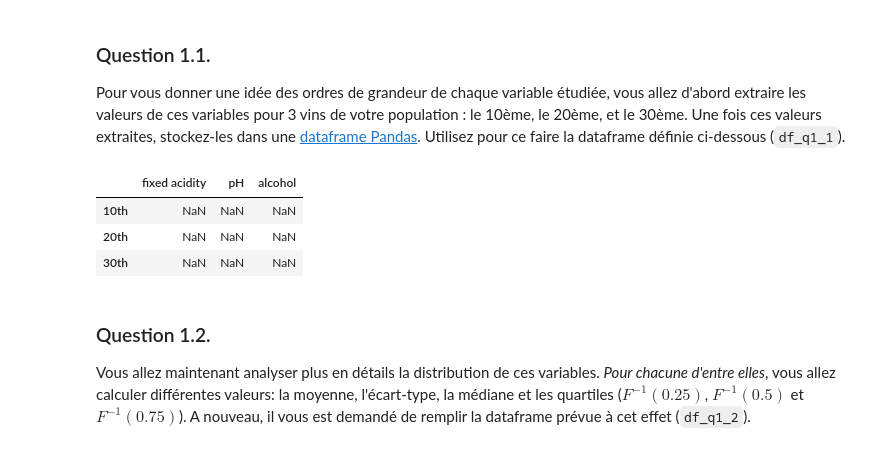
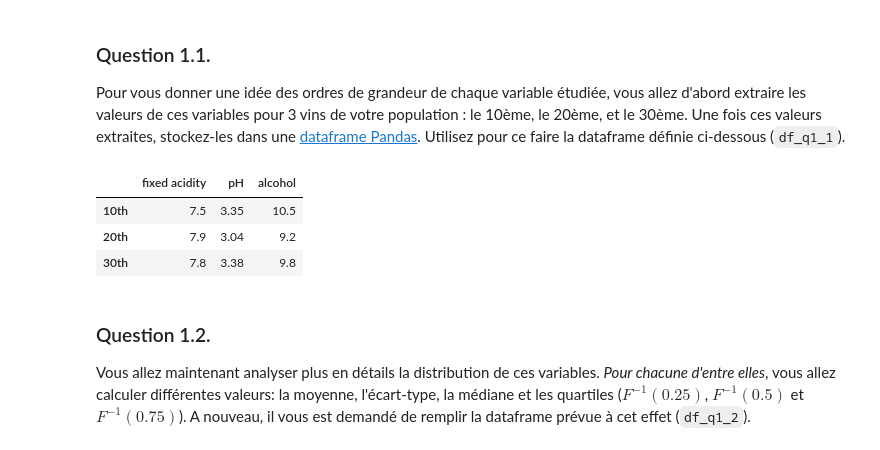
Before and after one commit to Ayoub-Vip/statistic-devoir1, a Jupyter notebook: math0487_fa22_hw1.ipynb, the cells around one changed output. Saved outputs shown, nothing was run; the diff lists cells and outputs as text; code cells hidden in the pictures.

```diff
--- a/math0487_fa22_hw1.ipynb
+++ b/math0487_fa22_hw1.ipynb
@@ -99,25 +99,24 @@ from mpl_toolkits.mplot3d import Axes3D
 # %%
 # initialisation de la dataframe (à remplir)
 idx = ['10th', '20th', '30th']
 var = [ 'fixed acidity', 'pH', 'alcohol']
 df_q1_1 = pd.DataFrame(np.zeros((3,3)), idx, var)
 
 # chargement du dataset
-idx_list = [0,9,19,29]
-dataset = pd.read_csv("data/math0487_fa22_hw1_data.csv", usecols=var,
-                      skiprows = lambda n: n not in idx_list, header=0)
+idx_list = [9,19,29]
+dataset = pd.read_csv("data/math0487_fa22_hw1_data.csv", usecols=var,)
 
 # calcul des valeurs demandées
-df_q1_1 = pd.DataFrame(dataset, index=idx,columns=var)
+df_q1_1 = pd.DataFrame(dataset.iloc[idx_list][var].to_numpy(), index=idx,columns=var)
 
 
 # visualisation de la dataframe
 df_q1_1
 # %% [output]
 |  | fixed acidity | pH | alcohol |
-| 10th | NaN | NaN | NaN |
-| 20th | NaN | NaN | NaN |
-| 30th | NaN | NaN | NaN |
+| 10th | 7.5 | 3.35 | 10.5 |
+| 20th | 7.9 | 3.04 | 9.2 |
+| 30th | 7.8 | 3.38 | 9.8 |
 # %% [markdown]
 <!-- BEGIN QUESTION -->
 
```
Also changed, not shown: parts of 3 cells of this notebook.
